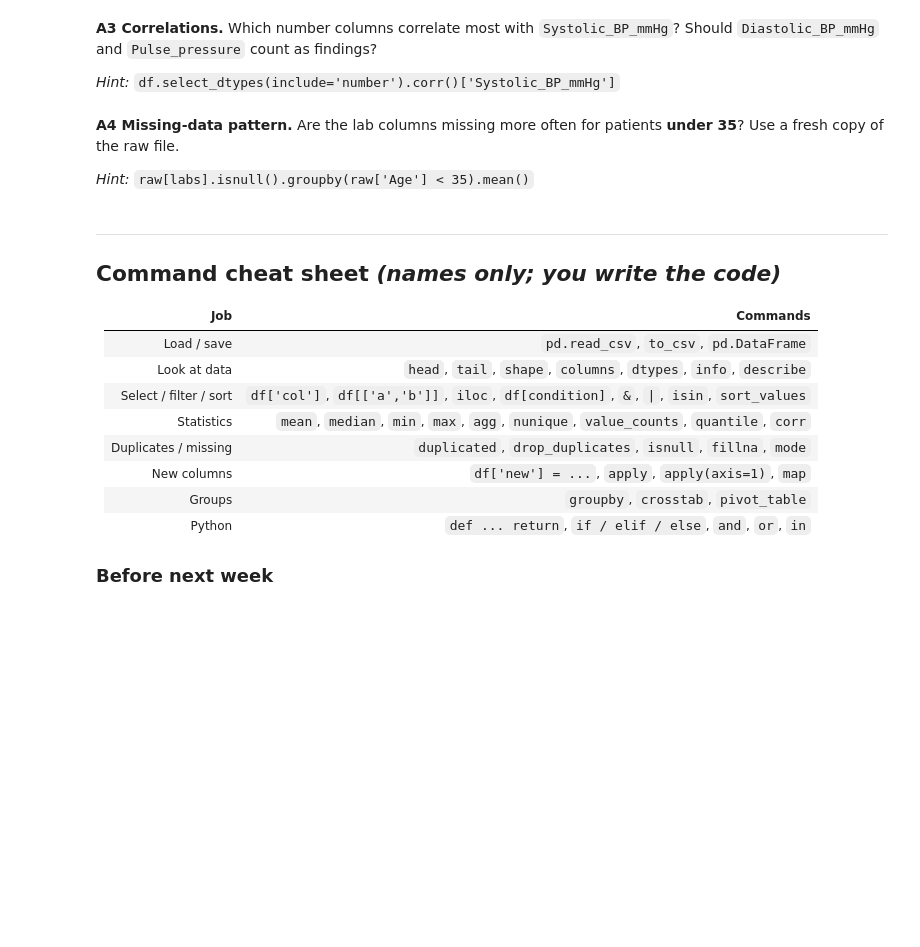
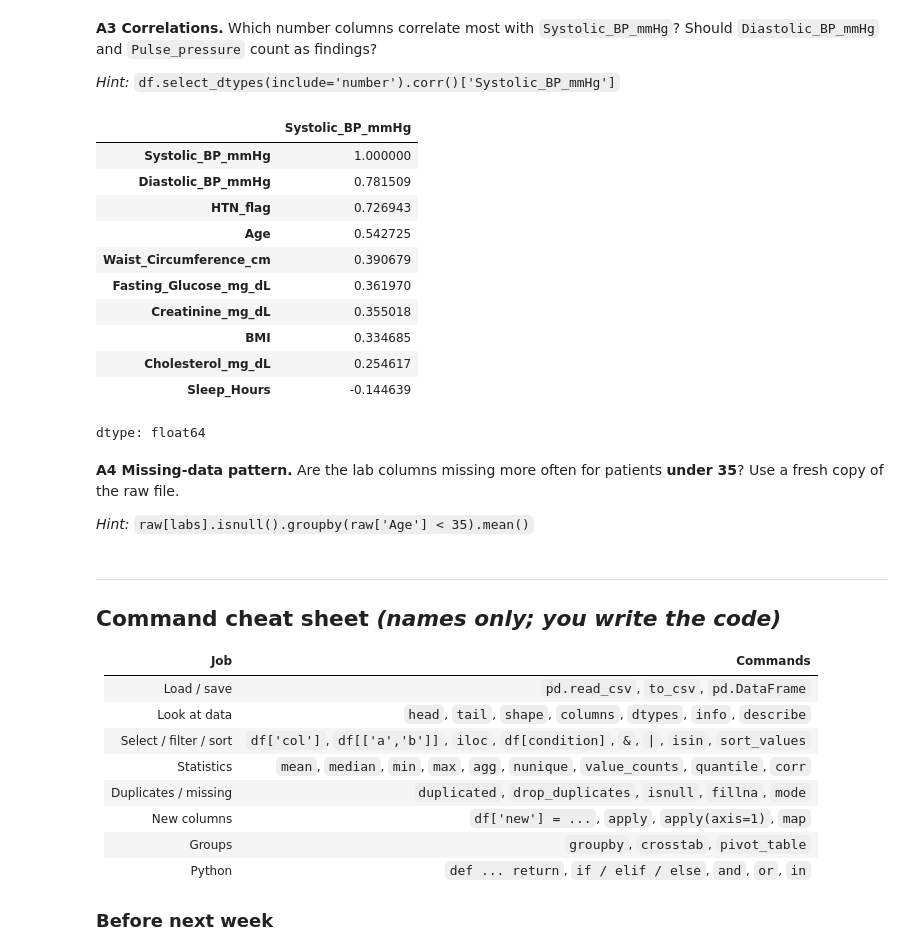
Before and after one commit to srisaikiran1020/workshop_4_27_10_26, a Jupyter notebook: Week5_Workshop_Pandas_Student.ipynb, the cells around one changed output. Cells and saved outputs as stored; diff of their text form; code cells hidden in the pictures; blank space fills up the shorter version.

```diff
--- a/Week5_Workshop_Pandas_Student.ipynb
+++ b/Week5_Workshop_Pandas_Student.ipynb
@@ -627,6 +952,20 @@ def rate_by_group(data, column):
 *Hint:* `df.select_dtypes(include='number').corr()['Systolic_BP_mmHg']`
 # %%
 # your code here
+df2.select_dtypes(include='number').corr()['Systolic_BP_mmHg'].sort_values(ascending=False)
+# %% [output]
+|  | Systolic_BP_mmHg |
+| Systolic_BP_mmHg | 1.000000 |
+| Diastolic_BP_mmHg | 0.781509 |
+| HTN_flag | 0.726943 |
+| Age | 0.542725 |
+| Waist_Circumference_cm | 0.390679 |
+| Fasting_Glucose_mg_dL | 0.361970 |
+| Creatinine_mg_dL | 0.355018 |
+| BMI | 0.334685 |
+| Cholesterol_mg_dL | 0.254617 |
+| Sleep_Hours | -0.144639 |
+dtype: float64
 # %% [markdown]
 **A4 Missing-data pattern.** Are the lab columns missing more often for patients **under 35**? Use a fresh copy of the raw file.
 
```
Also changed, not shown: parts of 63 cells of this notebook.
